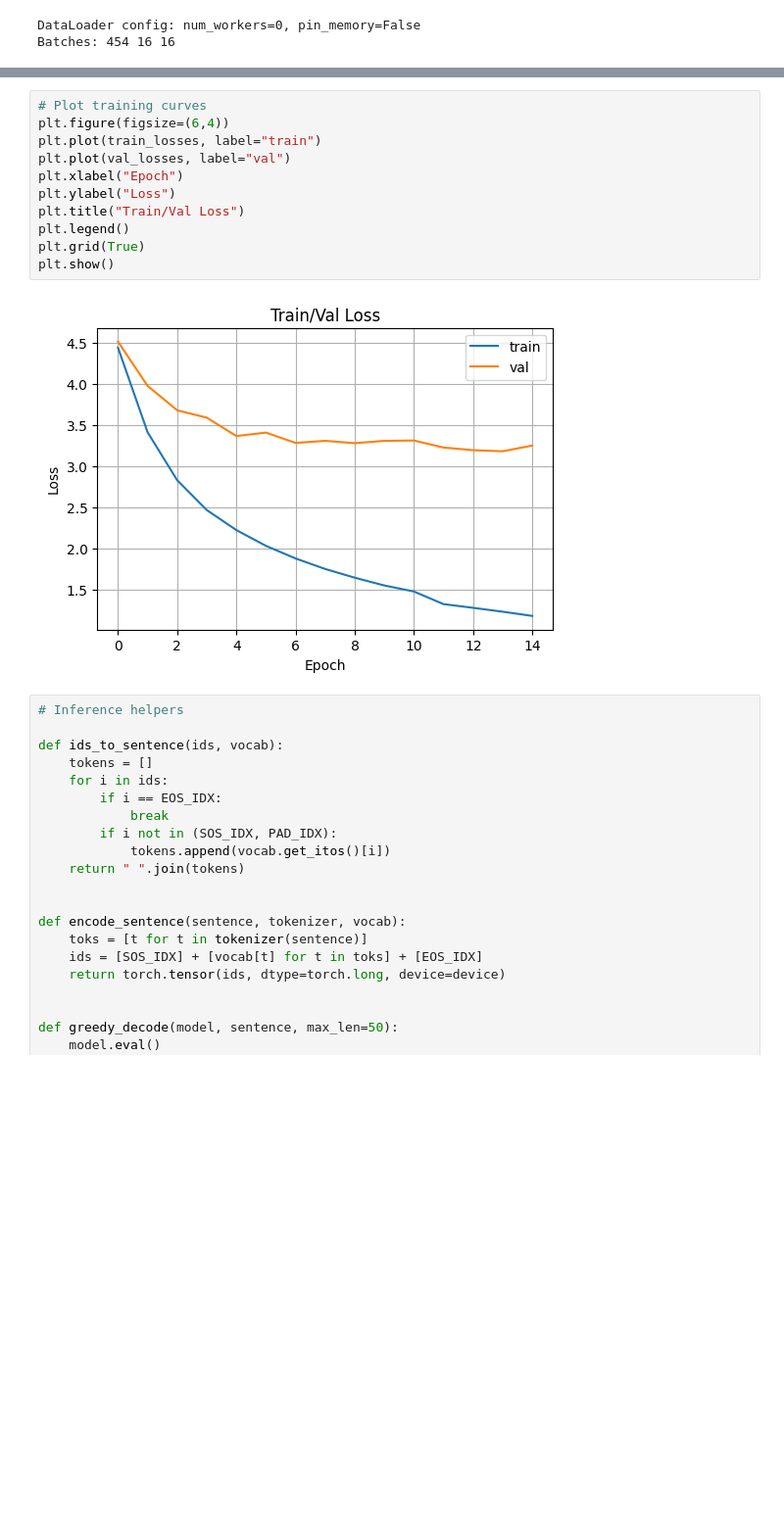
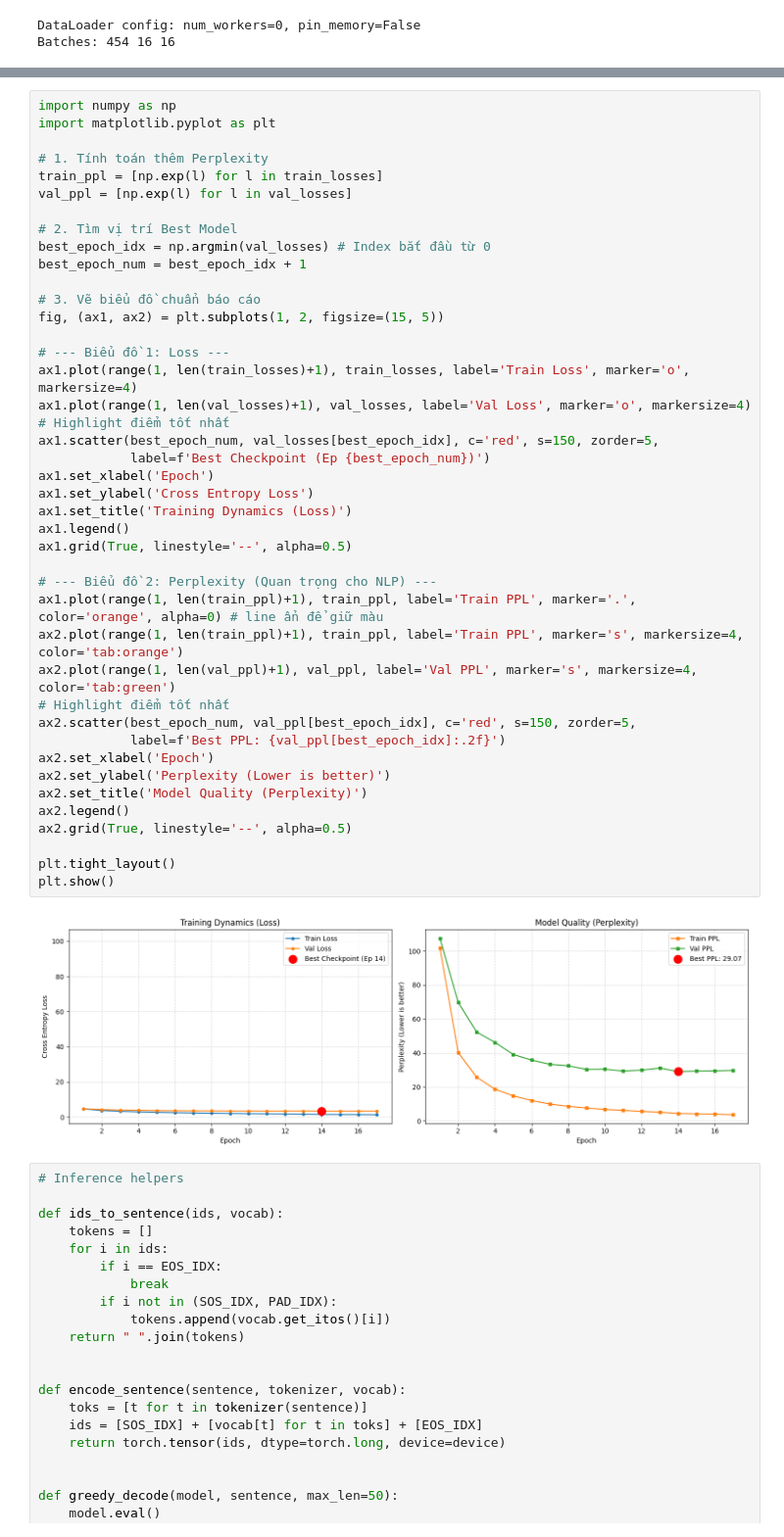
Before and after one commit to Anphan0612/NLP, a Jupyter notebook: notebooks/seq2seq_en_fr.ipynb, the cells around one changed output, grey strips where cells are left out. Shown at 98% size. Drawn from its saved outputs; the diff is of its cells as text; blank space fills up the shorter version.

```diff
--- a/notebooks/seq2seq_en_fr.ipynb
+++ b/notebooks/seq2seq_en_fr.ipynb
@@ -654,16 +746,47 @@ Epoch 12/15 | Train 1.329 | Val 3.232 | TF 0.5 | Time 1m 5s
-# %%
-# Plot training curves
-plt.figure(figsize=(6,4))
-plt.plot(train_losses, label="train")
-plt.plot(val_losses, label="val")
-plt.xlabel("Epoch")
-plt.ylabel("Loss")
-plt.title("Train/Val Loss")
-plt.legend()
-plt.grid(True)
-plt.show()
-# %% [output]
-[figure, removed]
+# %%
+import numpy as np
+import matplotlib.pyplot as plt
+
+# 1. Tính toán thêm Perplexity
+train_ppl = [np.exp(l) for l in train_losses]
+val_ppl = [np.exp(l) for l in val_losses]
+
+# 2. Tìm vị trí Best Model
+best_epoch_idx = np.argmin(val_losses) # Index bắt đầu từ 0
+best_epoch_num = best_epoch_idx + 1
+
+# 3. Vẽ biểu đồ chuẩn báo cáo
+fig, (ax1, ax2) = plt.subplots(1, 2, figsize=(15, 5))
+
+# --- Biểu đồ 1: Loss ---
+ax1.plot(range(1, len(train_losses)+1), train_losses, label='Train Loss', marker='o', markersize=4)
+ax1.plot(range(1, len(val_losses)+1), val_losses, label='Val Loss', marker='o', markersize=4)
+# Highlight điểm tốt nhất
+ax1.scatter(best_epoch_num, val_losses[best_epoch_idx], c='red', s=150, zorder=5,
+            label=f'Best Checkpoint (Ep {best_epoch_num})')
+ax1.set_xlabel('Epoch')
+ax1.set_ylabel('Cross Entropy Loss')
+ax1.set_title('Training Dynamics (Loss)')
+ax1.legend()
+ax1.grid(True, linestyle='--', alpha=0.5)
+
+# --- Biểu đồ 2: Perplexity (Quan trọng cho NLP) ---
+ax1.plot(range(1, len(train_ppl)+1), train_ppl, label='Train PPL', marker='.', color='orange', alpha=0) # line ẩn để giữ màu
+ax2.plot(range(1, len(train_ppl)+1), train_ppl, label='Train PPL', marker='s', markersize=4, color='tab:orange')
+ax2.plot(range(1, len(val_ppl)+1), val_ppl, label='Val PPL', marker='s', markersize=4, color='tab:green')
+# Highlight điểm tốt nhất
+ax2.scatter(best_epoch_num, val_ppl[best_epoch_idx], c='red', s=150, zorder=5,
+            label=f'Best PPL: {val_ppl[best_epoch_idx]:.2f}')
+ax2.set_xlabel('Epoch')
+ax2.set_ylabel('Perplexity (Lower is better)')
+ax2.set_title('Model Quality (Perplexity)')
+ax2.legend()
+ax2.grid(True, linestyle='--', alpha=0.5)
+
+plt.tight_layout()
+plt.show()
+# %% [output]
+[figure, added]
 # %%
 # Inference helpers
 
```
Also changed, not shown: parts of 11 cells of this notebook, 2 other files.
